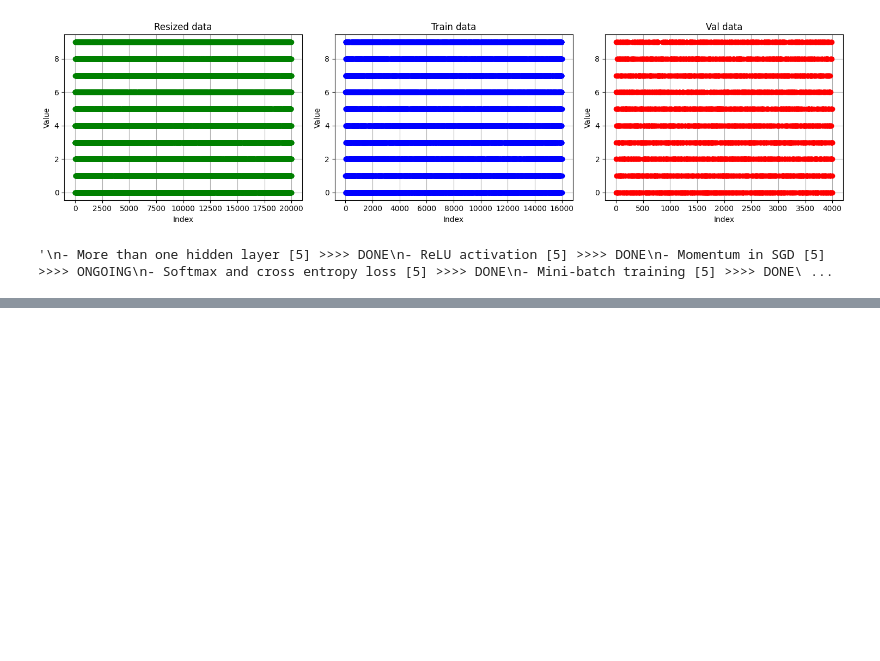
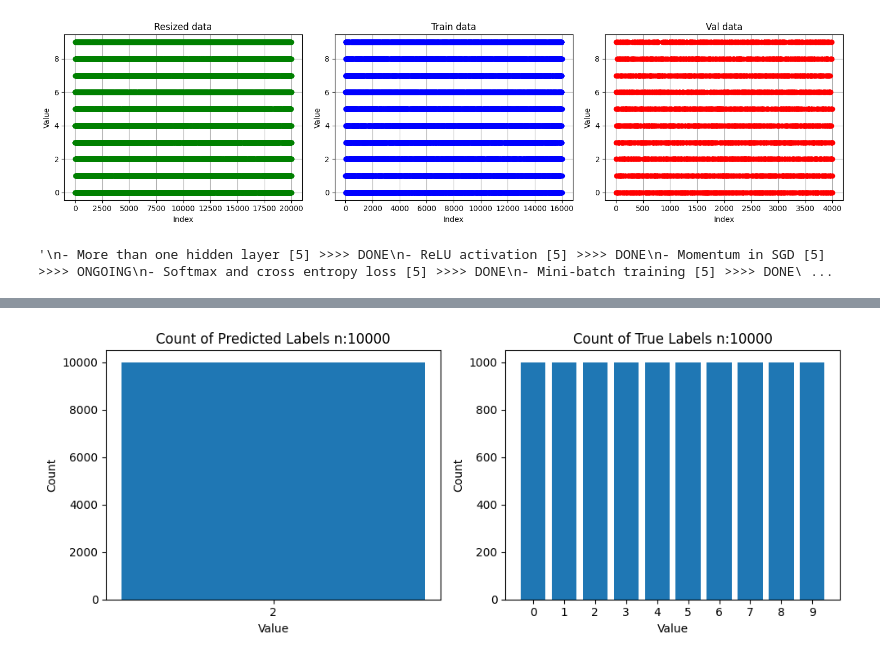
Before and after one commit to vyun8699/COMP4329-Deep-Learning-Assignment-1, a Jupyter notebook: assgmt_1_DL.ipynb, the cells around one changed output, grey strips where cells are left out. Cells and saved outputs as stored; diff of their text form; code cells hidden in the pictures; blank space fills up the shorter version.

```diff
--- a/assgmt_1_DL.ipynb
+++ b/assgmt_1_DL.ipynb
@@ -796,0 +795,28 @@ array([[0., 2., 2., ..., 0., 2., 2.],
+# %%
+# plot prediction
+output = nn.predict(adj_test_data)
+output_unique_values, output_counts = np.unique(output, return_counts=True)
+true_label_unique_values, true_label_counts = np.unique(original_test_label, return_counts=True)
+
+
+# Set up the matplotlib figure and axes, one for each bar chart
+fig, axs = plt.subplots(1, 2, figsize=(10, 4))  # 1 row, 2 columns
+
+# Plot for 'output'
+axs[0].bar(output_unique_values, output_counts)
+axs[0].set_xticks(output_unique_values)
+axs[0].set_xlabel('Value')
+axs[0].set_ylabel('Count')
+axs[0].set_title(f'Count of Predicted Labels n:{len(output)}')
+
+# Plot for 'true_label'
+axs[1].bar(true_label_unique_values, true_label_counts)
+axs[1].set_xticks(true_label_unique_values)
+axs[1].set_xlabel('Value')
+axs[1].set_ylabel('Count')
+axs[1].set_title(f'Count of True Labels n:{len(original_test_label)}')
+
+plt.tight_layout()  # Adjust the layout to fit both subplots
+plt.show()
+# %% [output]
+[figure, added]
```
Also changed, not shown: parts of 5 cells of this notebook.
